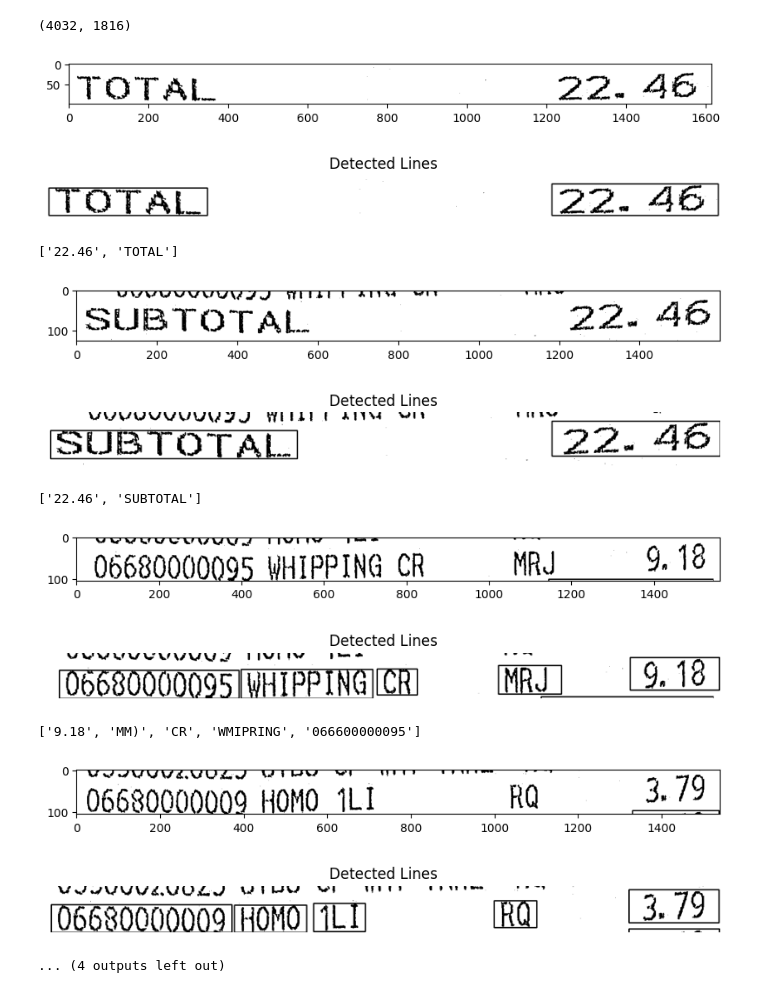
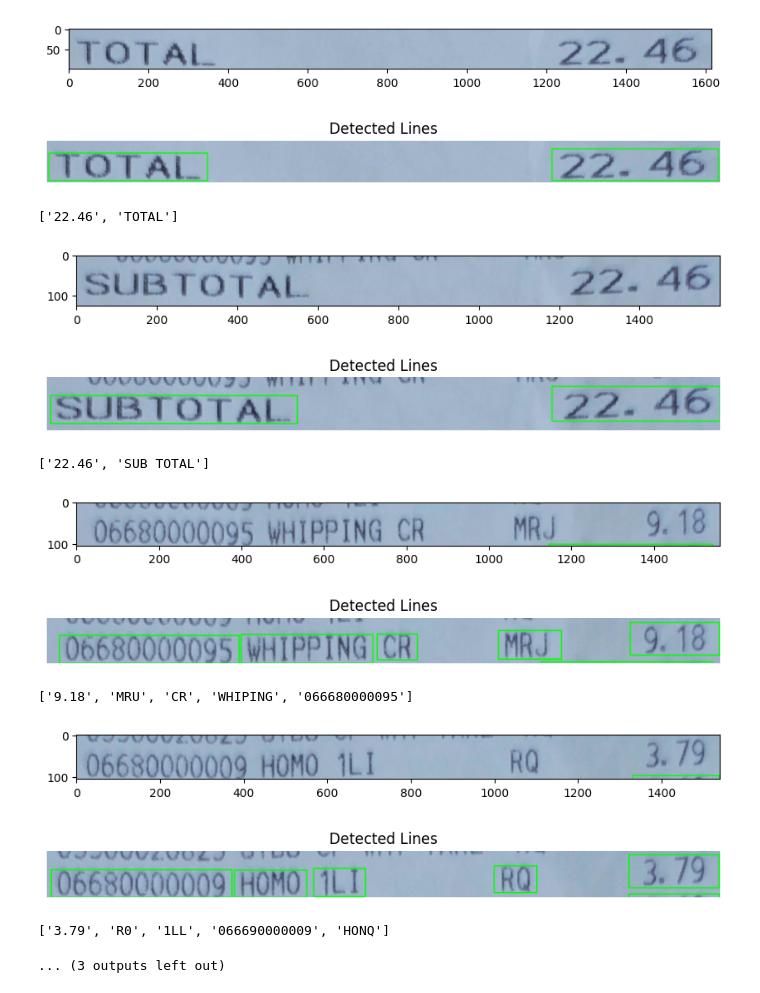
Before and after one commit to kcccr123/receipt-scanner-backend, a Jupyter notebook: RCNN/YOLO_connection.ipynb, the cells around one changed output. Saved outputs shown, nothing was run; the diff lists cells and outputs as text; code cells hidden in the pictures.

```diff
--- a/RCNN/YOLO_connection.ipynb
+++ b/RCNN/YOLO_connection.ipynb
@@ -141,32 +181,32 @@ class inferencemode:
 # %%
 #overall function
 # testing
 bboxCoord = [[105, 1720, 1415, 1515], [105, 1705, 1235, 1360], [160, 1720, 1155, 1260], [180, 1720, 1070, 1175], [180, 1725, 985, 1095]]
 mean = 198.89307
 std = 105.63787
 img_path = r"D:\photos\RCNN4\train\20240706_015503_jpg.rf.480d069b4a243d281112d1daf06b8862.jpg"
 image = cv2.imread(img_path.replace("\\", "/"))
-img = bw_scanner(image)
-print(img.shape)
+# img = bw_scanner(image)
+# print(img.shape)
 
 tester = inferencemode(model_path)
 
-results = tester.run(img, bboxCoord)
+results = tester.run(image, bboxCoord)
 for i in results:
     print(i)
 # %% [output]
-(4032, 1816)
-[figure, old version]
+[figure, new version]
-[figure, old version]
+[figure, new version]
-['22.46', 'TOTAL']
+['22.46', 'TOTAL']
-[figure, old version]
+[figure, new version]
-[figure, old version]
+[figure, new version]
-['22.46', 'SUBTOTAL']
+['22.46', 'SUB TOTAL']
-[figure, old version]
+[figure, new version]
-[figure, old version]
+[figure, new version]
-['9.18', 'MM)', 'CR', 'WMIPRING', '066600000095']
+['9.18', 'MRU', 'CR', 'WHIPING', '066680000095']
-[figure, old version]
+[figure, new version]
-[figure, old version]
+[figure, new version]
+['3.79', 'R0', '1LL', '066690000009', 'HONQ']
-... (4 outputs left out)
+... (3 outputs left out)
 # %%
 img_path = r"D:\photos\RCNN4\BBOXES\75.jpg"
```
Also changed, not shown: parts of 6 cells of this notebook, 2 other files.
